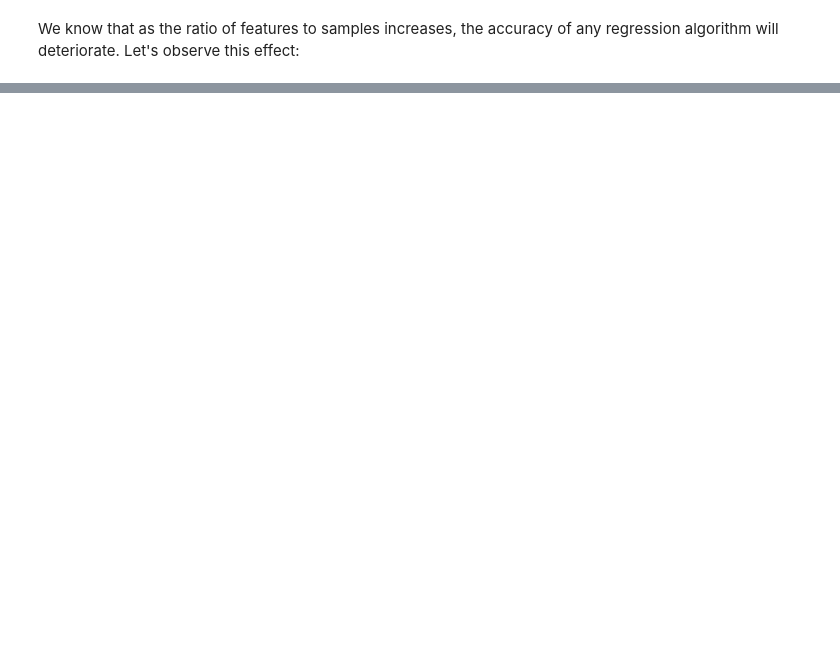
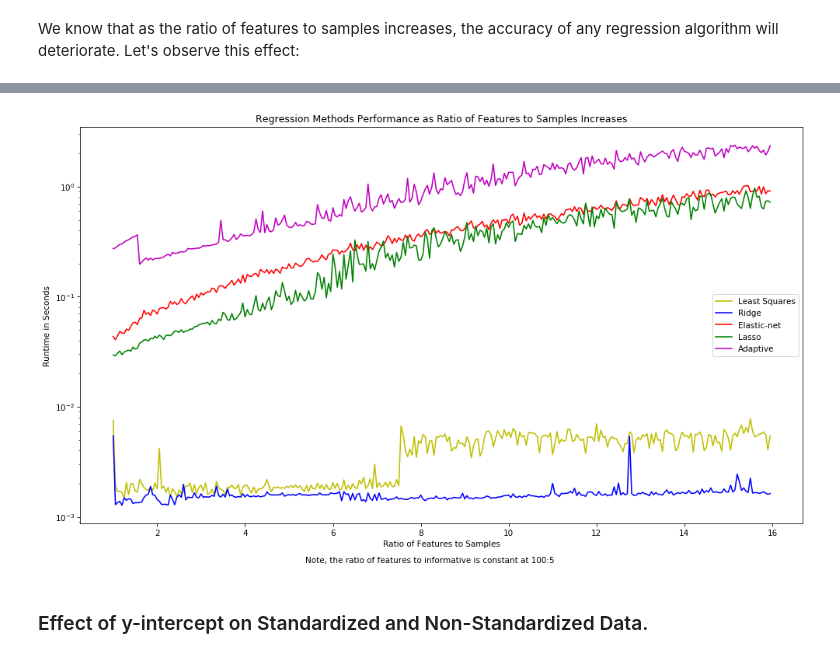
Before and after one commit to jamesmatthewhamilton/Random-Regression-Python, a Jupyter notebook: Random_Lasso_Analysis.ipynb, the cells around one changed output, grey strips where cells are left out. Drawn from its saved outputs; the diff is of its cells as text; code cells hidden in the pictures; blank space fills up the shorter version.

```diff
--- a/Random_Lasso_Analysis.ipynb
+++ b/Random_Lasso_Analysis.ipynb
@@ -148,0 +138,15 @@ plt.show()
+# %%
+generate_large_plot(
+    title="Regression Methods Performance as Ratio of Features to Samples Increases",
+    xlabel="Ratio of Features to Samples",
+    ylabel="Runtime in Seconds",
+    footnote="Note, the ratio of features to informative is constant at 100:5",
+    xdata=ratio_feat_to_samp,
+    ydata=np.array([runtime_least_squares, runtime_ridge, runtime_elastic, runtime_lasso, runtime_adaptive]),
+    legend=np.array(["Least Squares", "Ridge", "Elastic-net", "Lasso", "Adaptive"]),
+    legend_loc="center right",
+    log=True)
+# %% [output]
+[figure, added]
+# %% [markdown]
+### Effect of y-intercept on Standardized and Non-Standardized Data.
```
Also changed, not shown: parts of 9 cells of this notebook, 2 other files.
